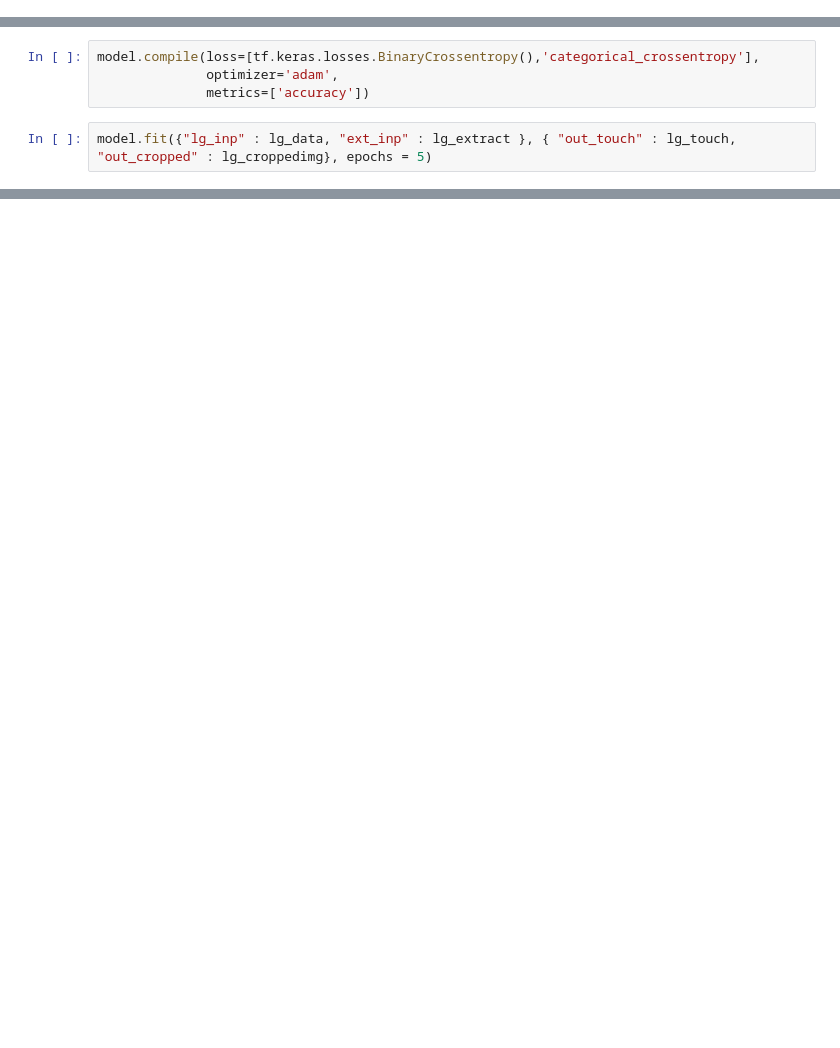
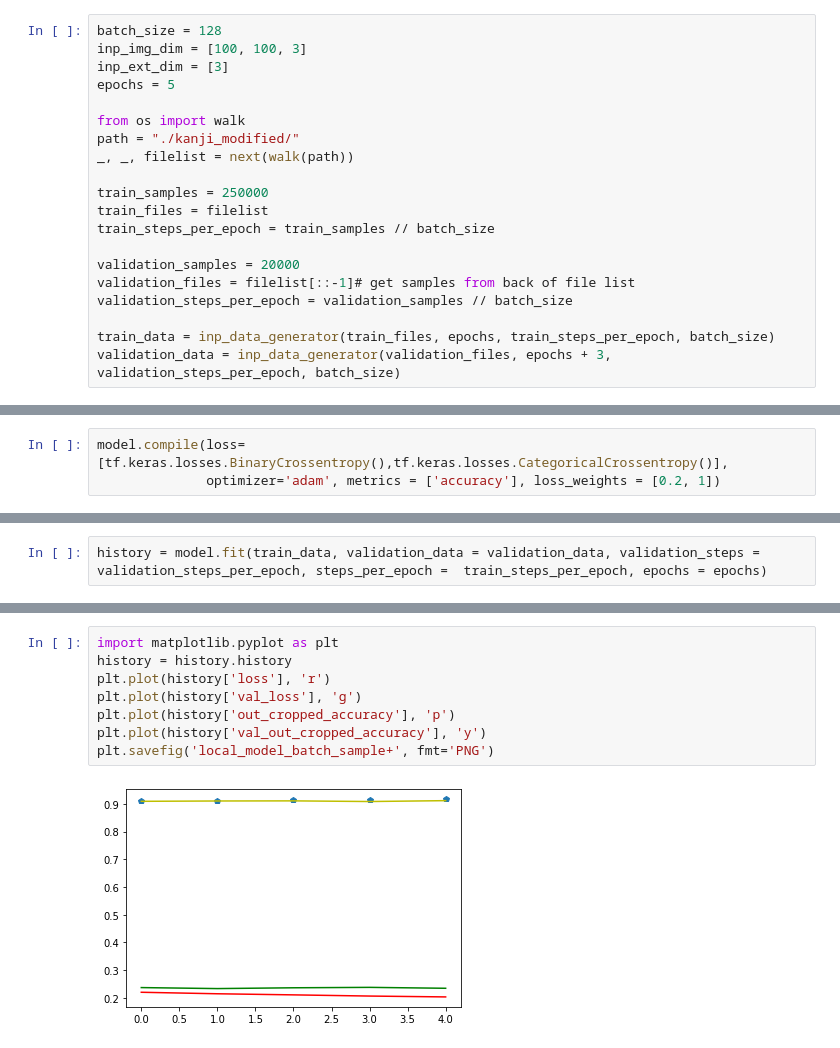
Before and after one commit to prajwaltr93/teaching_robots_to_draw, a Jupyter notebook: notebooks/local_model.ipynb, the cells around one changed output, grey strips where cells are left out. Drawn from its saved outputs; the diff is of its cells as text; blank space fills up the shorter version.

Commit message:
local model at 92% accuracy on test data

```diff
--- a/notebooks/local_model.ipynb
+++ b/notebooks/local_model.ipynb
@@ -15,0 +52,20 @@ lg_croppedimg = data['lG_croppedimg'][:sample_rate_train]
+# %%
+batch_size = 128
+inp_img_dim = [100, 100, 3]
+inp_ext_dim = [3]
+epochs = 5
+
+from os import walk
+path = "./kanji_modified/"
+_, _, filelist = next(walk(path))
+
+train_samples = 250000
+train_files = filelist
+train_steps_per_epoch = train_samples // batch_size
+
+validation_samples = 20000
+validation_files = filelist[::-1]# get samples from back of file list
+validation_steps_per_epoch = validation_samples // batch_size
+
+train_data = inp_data_generator(train_files, epochs, train_steps_per_epoch, batch_size)
+validation_data = inp_data_generator(validation_files, epochs + 3, validation_steps_per_epoch, batch_size)
@@ -109,6 +210,3 @@ ________________________________________________________________________________
 # %%
-model.compile(loss=[tf.keras.losses.BinaryCrossentropy(),'categorical_crossentropy'],
-              optimizer='adam',
-              metrics=['accuracy'])
+model.compile(loss=[tf.keras.losses.BinaryCrossentropy(),tf.keras.losses.CategoricalCrossentropy()],
+              optimizer='adam', metrics = ['accuracy'], loss_weights = [0.2, 1])
-# %%
-model.fit({"lg_inp" : lg_data, "ext_inp" : lg_extract }, { "out_touch" : lg_touch, "out_cropped" : lg_croppedimg}, epochs = 5)
@@ -147,0 +213,2 @@ model.predict({"lg_inp" : lg_data, "ext_inp" : lg_extract })
+# %%
+history = model.fit(train_data, validation_data = validation_data, validation_steps = validation_steps_per_epoch, steps_per_epoch =  train_steps_per_epoch, epochs = epochs)
@@ -147,0 +226,10 @@ model.predict({"lg_inp" : lg_data, "ext_inp" : lg_extract })
+# %%
+import matplotlib.pyplot as plt
+history = history.history
+plt.plot(history['loss'], 'r')
+plt.plot(history['val_loss'], 'g')
+plt.plot(history['out_cropped_accuracy'], 'p')
+plt.plot(history['val_out_cropped_accuracy'], 'y')
+plt.savefig('local_model_batch_sample+', fmt='PNG')
+# %% [output]
+[figure, added]
```
Also changed, not shown: parts of 18 cells of this notebook.
